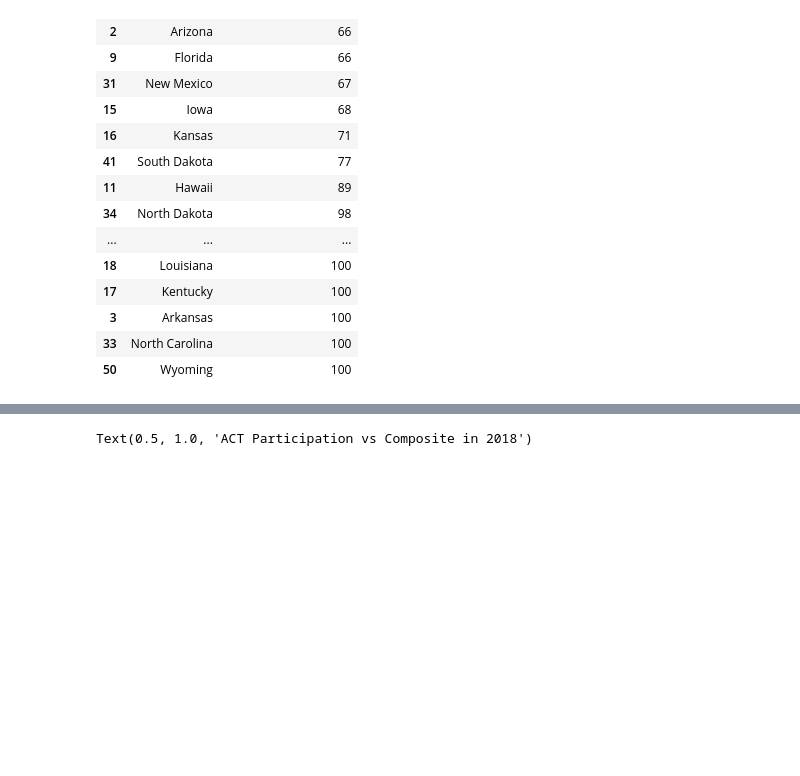
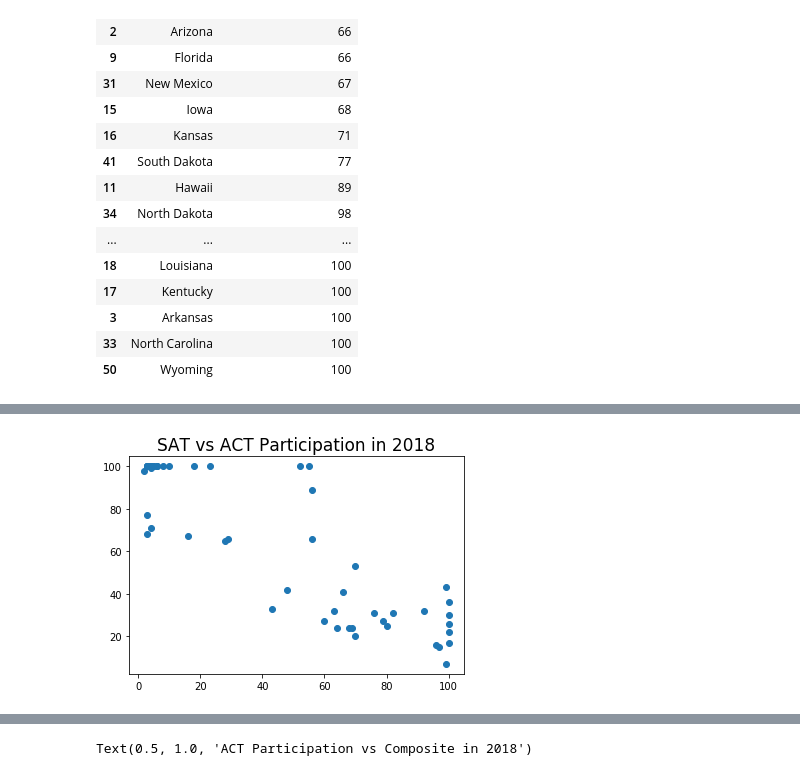
Before and after one commit to gabriellechases/Project-Submission, a Jupyter notebook: code/ASE Code Project - Gabrielle .ipynb, the cells around one changed output, grey strips where cells are left out. Saved outputs shown, nothing was run; the diff lists cells and outputs as text; code cells hidden in the pictures; blank space fills up the shorter version.

```diff
--- a/ASE Code Project - Gabrielle .ipynb
+++ b/code/ASE Code Project - Gabrielle .ipynb
@@ -1518,0 +1512,6 @@ plt.scatter(final['sat2017_participation'],final['act2017_participation'])
+# %%
+plt.scatter(final['sat2018_participation'],final['act2018_participation'])
+plt.title('SAT vs ACT Participation in 2018',size=17)
+plt.savefig('../graph/2018.jpg')
+# %% [output]
+[figure, added]
```
Also changed, not shown: parts of 40 cells of this notebook, 33 other files.
